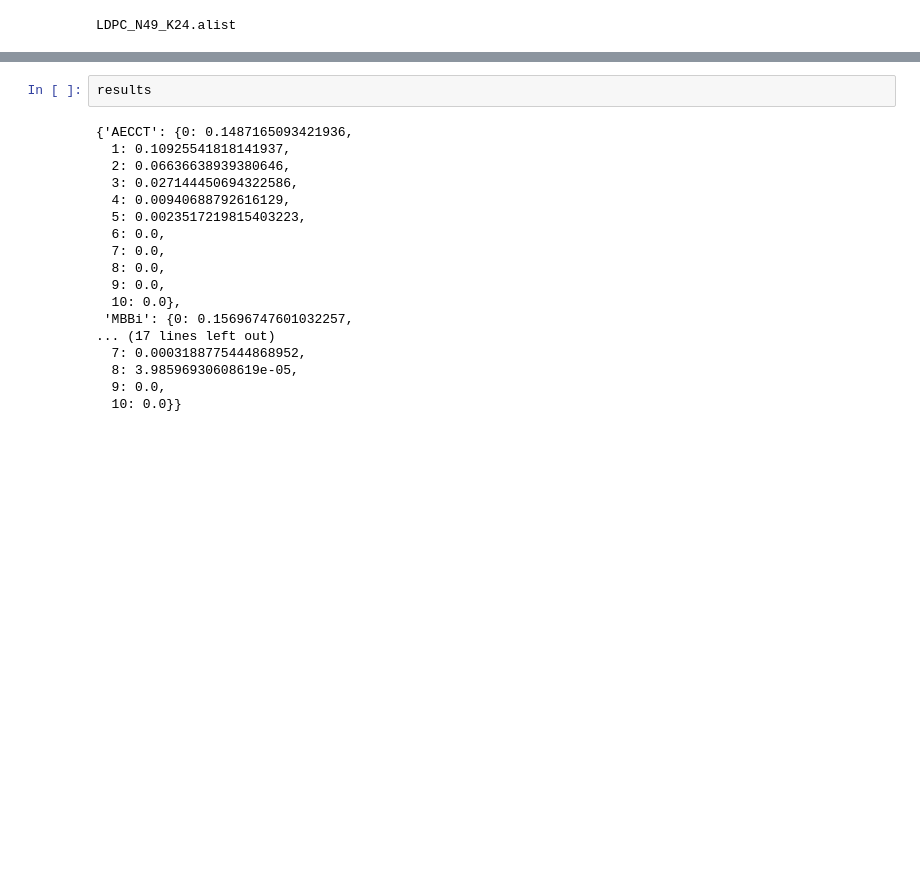
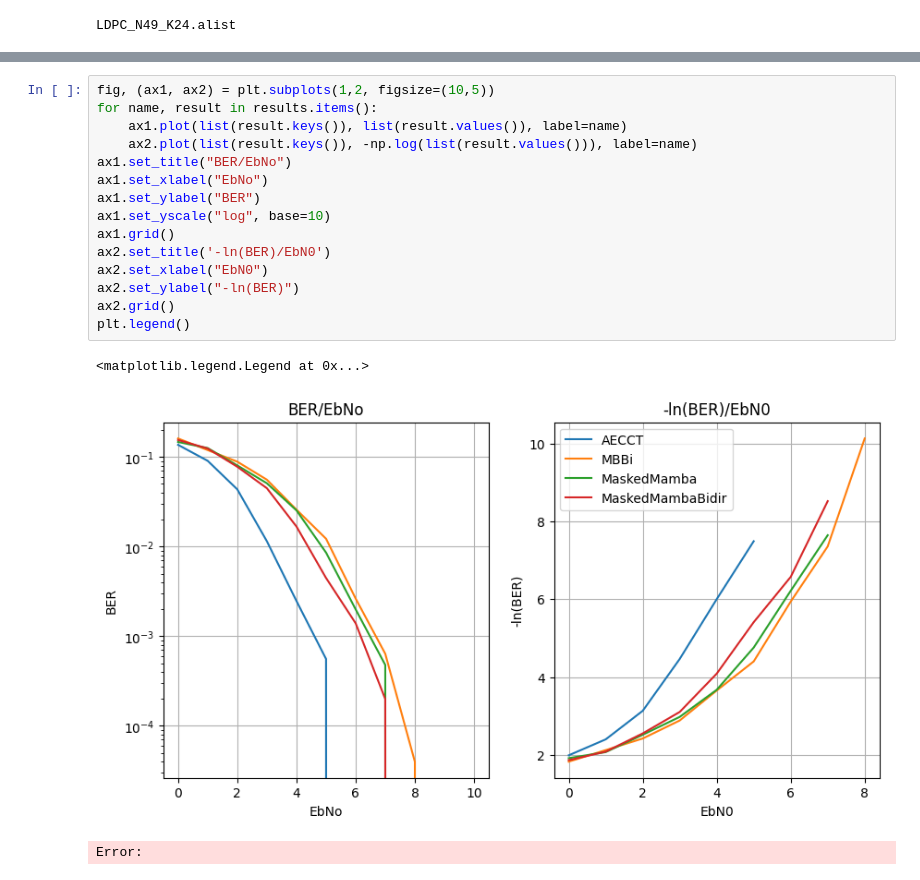
Before and after one commit to shaielc/MambaLinearCode, a Jupyter notebook: notebooks/compare_models.ipynb, the cells around one changed output, grey strips where cells are left out. Cells and saved outputs as stored; diff of their text form; blank space fills up the shorter version.

```diff
--- a/notebooks/compare_models.ipynb
+++ b/notebooks/compare_models.ipynb
@@ -156,20 +176,19 @@ plt.legend()
-# %%
-results
-# %% [output]
-{'AECCT': {0: 0.1487165093421936,
-  1: 0.10925541818141937,
-  2: 0.06636638939380646,
-  3: 0.027144450694322586,
-  4: 0.00940688792616129,
-  5: 0.0023517219815403223,
-  6: 0.0,
-  7: 0.0,
-  8: 0.0,
-  9: 0.0,
-  10: 0.0},
- 'MBBi': {0: 0.15696747601032257,
-... (17 lines left out)
-  7: 0.0003188775444868952,
-  8: 3.98596930608619e-05,
-  9: 0.0,
-  10: 0.0}}
+# %%
+fig, (ax1, ax2) = plt.subplots(1,2, figsize=(10,5))
+for name, result in results.items():
+    ax1.plot(list(result.keys()), list(result.values()), label=name)
+    ax2.plot(list(result.keys()), -np.log(list(result.values())), label=name)
+ax1.set_title("BER/EbNo")
+ax1.set_xlabel("EbNo")
+ax1.set_ylabel("BER")
+ax1.set_yscale("log", base=10)
+ax1.grid()
+ax2.set_title('-ln(BER)/EbN0')
+ax2.set_xlabel("EbN0")
+ax2.set_ylabel("-ln(BER)")
+ax2.grid()
+plt.legend()
+# %% [output]
+<matplotlib.legend.Legend at 0x...>
+[figure, added]
+Error:
```
Also changed, not shown: parts of 2 cells of this notebook, 8 other files.
